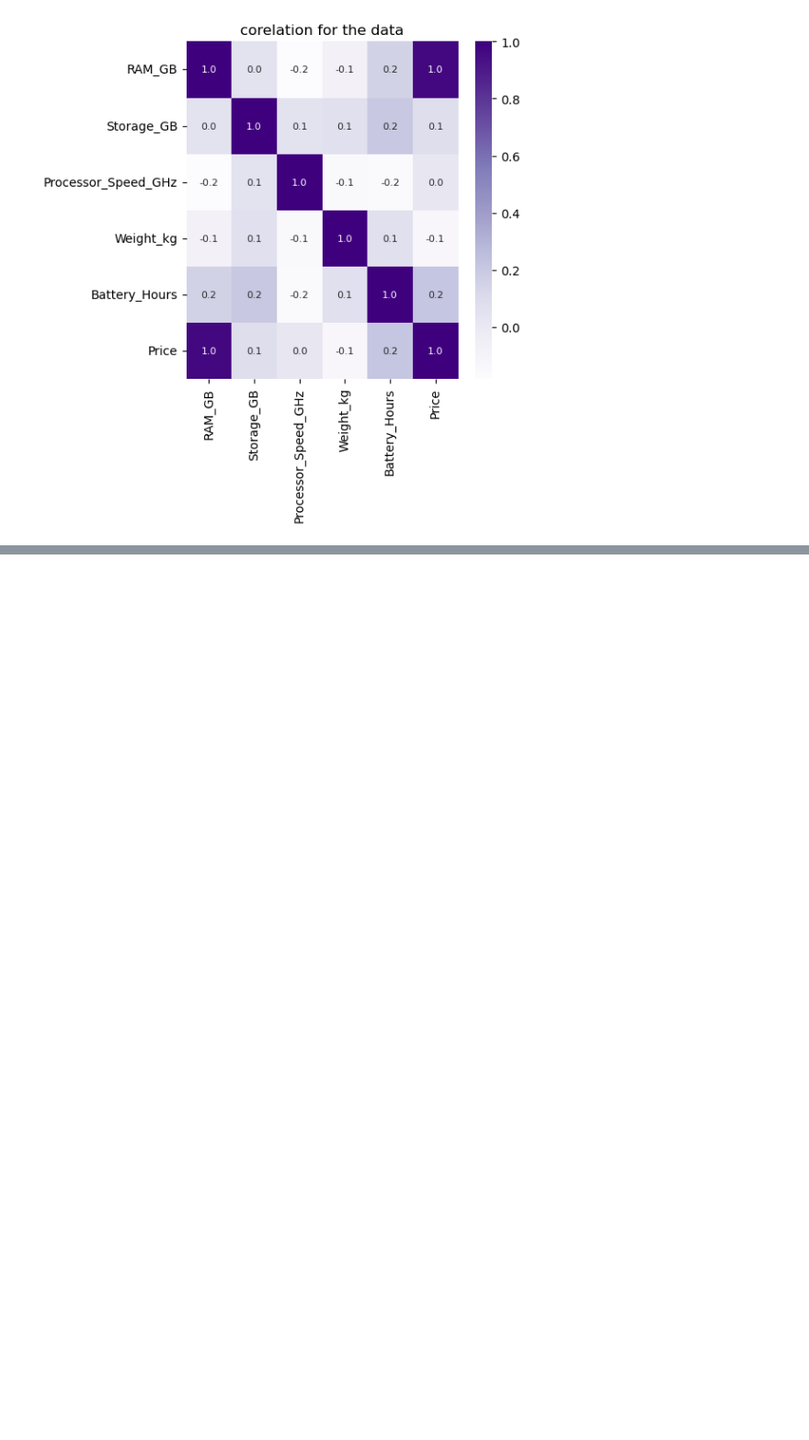
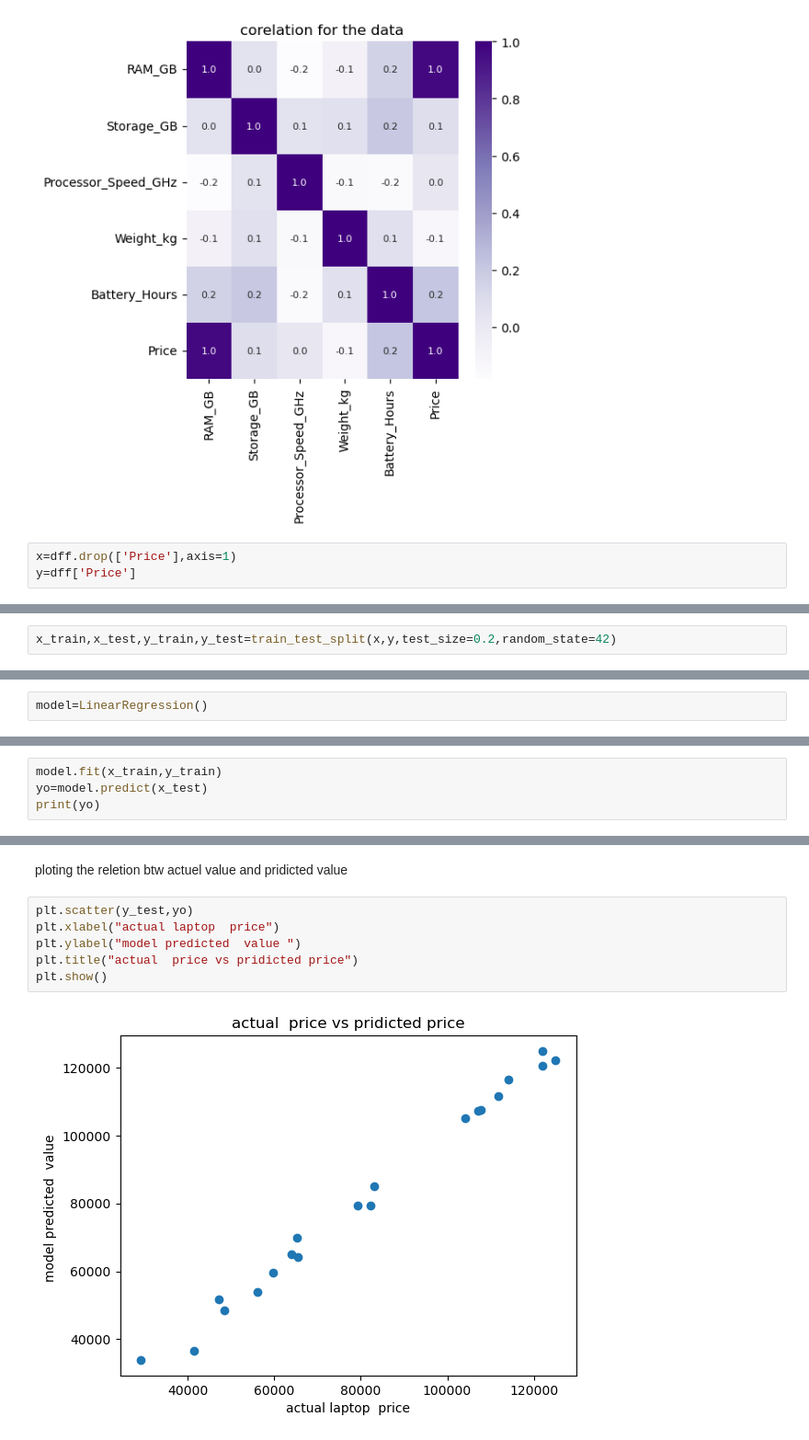
Before and after one commit to Maheshkumar-GPU/linear_regression_pro1, a Jupyter notebook: main_prog.ipynb, the cells around one changed output, grey strips where cells are left out. Shown at 92% size. Cells and saved outputs as stored; diff of their text form; blank space fills up the shorter version.

Commit message:
i finished my model and pridiction

```diff
--- a/main_prog.ipynb
+++ b/main_prog.ipynb
@@ -54,3 +54,6 @@ plt.title("corelation for the data")
 plt.show()
 # %% [output]
 [figure]
+# %%
+x=dff.drop(['Price'],axis=1)
+y=dff['Price']
@@ -56,0 +62,2 @@ plt.show()
+# %%
+x_train,x_test,y_train,y_test=train_test_split(x,y,test_size=0.2,random_state=42)
@@ -56,0 +66,2 @@ plt.show()
+# %%
+model=LinearRegression()
@@ -56,0 +70,4 @@ plt.show()
+# %%
+model.fit(x_train,y_train)
+yo=model.predict(x_test)
+print(yo)
@@ -56,0 +90,10 @@ plt.show()
+# %% [markdown]
+ploting the reletion btw actuel value and pridicted value
+# %%
+plt.scatter(y_test,yo)
+plt.xlabel("actual laptop  price")
+plt.ylabel("model predicted  value ")
+plt.title("actual  price vs pridicted price")
+plt.show()
+# %% [output]
+[figure, added]
```
Also changed, not shown: parts of 14 cells of this notebook.
